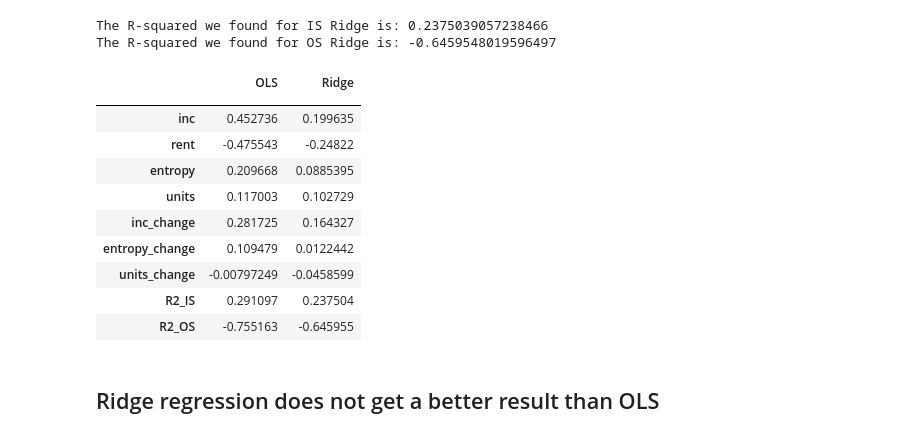
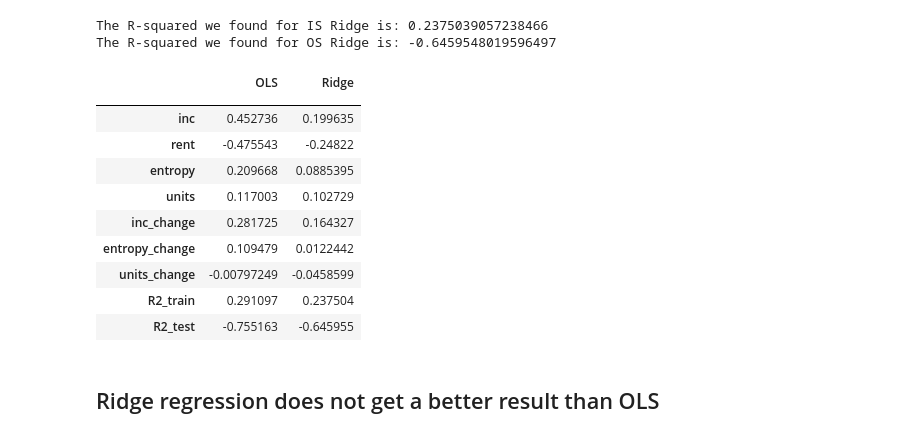
Before and after one commit to picniclin/NYC_yl5240, a Jupyter notebook: civic_regression_analysis_Yuwei_1129.ipynb, the cells around one changed output. Cells and saved outputs as stored; diff of their text form; code cells hidden in the pictures.

```diff
--- a/civic_regression_analysis_Yuwei_1129.ipynb
+++ b/civic_regression_analysis_Yuwei_1129.ipynb
@@ -441,33 +425,33 @@ The R-squared we found for OS Ridge is: -0.6459548019596497
 # %%
 #let's look at the final coefficients
 name=list(OLS_coef.index)[1:]
 
 result=[name, np.ndarray.tolist(np.asarray(OLS_coef[1:])),
         np.ndarray.tolist(Ridge_coef)]
 
 temp=pd.DataFrame(result).T
 
-R2_IS=pd.DataFrame(['R2_IS',R_2_IS_OLS, R_2_IS_Ridge]).T
-R2_OS=pd.DataFrame(['R2_OS',R_2_OS_OLS, R_2_OS_Ridge]).T
+R2_IS=pd.DataFrame(['R2_train',R_2_IS_OLS, R_2_IS_Ridge]).T
+R2_OS=pd.DataFrame(['R2_test',R_2_OS_OLS, R_2_OS_Ridge]).T
 
 
 temp=temp.append([R2_IS, R2_OS])
 result=temp
 
 result.columns=['','OLS','Ridge']
 result.set_index('')
 # %% [output]
 |  | OLS | Ridge |
 |  |  |  |
 | inc | 0.452736 | 0.199635 |
 | rent | -0.475543 | -0.24822 |
 | entropy | 0.209668 | 0.0885395 |
 | units | 0.117003 | 0.102729 |
 | inc_change | 0.281725 | 0.164327 |
 | entropy_change | 0.109479 | 0.0122442 |
 | units_change | -0.00797249 | -0.0458599 |
-| R2_IS | 0.291097 | 0.237504 |
-| R2_OS | -0.755163 | -0.645955 |
+| R2_train | 0.291097 | 0.237504 |
+| R2_test | -0.755163 | -0.645955 |
 # %% [markdown]
 ## Ridge regression does not get a better result than OLS
 # %% [markdown]
```
Also changed, not shown: parts of 10 cells of this notebook.
